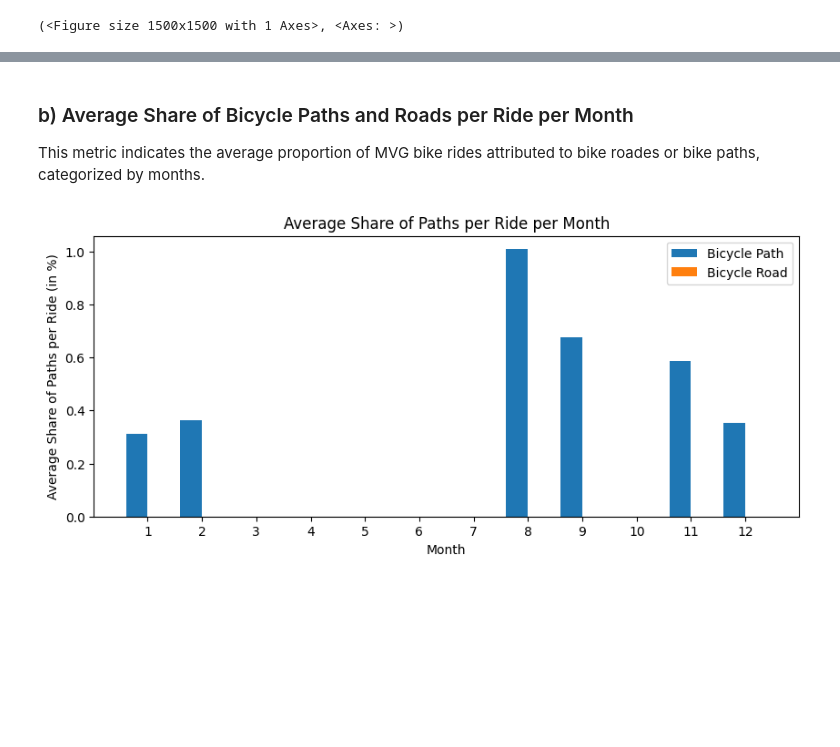
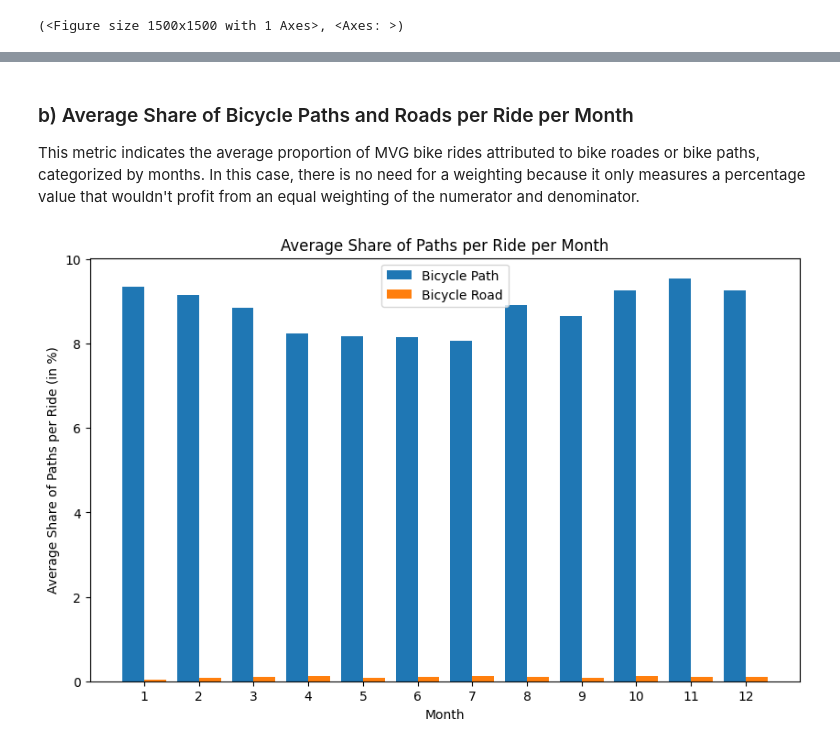
Before and after one commit to M-HRL/made, a Jupyter notebook: project/report.ipynb, the cells around one changed output, grey strips where cells are left out. Cells and saved outputs as stored; diff of their text form; code cells hidden in the pictures; blank space fills up the shorter version.

```diff
--- a/project/report.ipynb
+++ b/project/report.ipynb
@@ -239,7 +238,7 @@ plt.show()
 # %% [markdown]
 ### b) Average Share of Bicycle Paths and Roads per Ride per Month
 
-This metric indicates the average proportion of MVG bike rides attributed to bike roades or bike paths, categorized by months.
+This metric indicates the average proportion of MVG bike rides attributed to bike roades or bike paths, categorized by months. In this case, there is no need for a weighting because it only measures a percentage value that wouldn't profit from an equal weighting of the numerator and denominator.
 # %%
 num_bicycle_paths_per_ride_df = pd.read_sql_query("""
     SELECT pr.ride_id, pr.start_time, COUNT(pr.path_id) AS num_paths
@@ -258,7 +257,7 @@ num_bicycle_paths_per_ride_df = pd.read_sql_query("""
         GROUP BY r.id, p.id, r.start_time
         HAVING COUNT(*) = 2) AS pr
     GROUP BY pr.ride_id, pr.start_time
-""", con=engine)
+""", index_col="ride_id", con=engine)
 num_bicycle_roads_per_ride_df = pd.read_sql_query("""
     SELECT pr.ride_id, pr.start_time, COUNT(pr.path_id) AS num_paths
     FROM (
@@ -267,36 +266,36 @@ num_bicycle_roads_per_ride_df = pd.read_sql_query("""
             JOIN node n1 ON rnm.node_id = n1.id)
             JOIN node n2 ON n2.osm_id = n1.osm_id)
             JOIN path_node_mapping pnm ON n2.id = pnm.node_id)
             JOIN path p ON pnm.path_id = p.id
         WHERE p.path_type = 'Fahrradstraße'
         GROUP BY r.id, p.id, r.start_time
         HAVING COUNT(*) = 2) AS pr
     GROUP BY pr.ride_id, pr.start_time
-""", con=engine)
+""", index_col="ride_id", con=engine)
 num_edges_per_ride_df = pd.read_sql_query("""
     SELECT r.id AS ride_id, r.start_time, COUNT(rnm.node_id) - 1 AS num_edges
     FROM ride r JOIN ride_node_mapping rnm ON r.id = rnm.ride_id
     GROUP BY r.id, r.start_time
 """, index_col="ride_id", con=engine)
 
 month_list, avg_share_bicycle_paths_per_ride_per_month_list = calc_share_paths_per_ride(num_bicycle_paths_per_ride_df, num_edges_per_ride_df, ride_df)
 _, avg_share_bicycle_roads_per_ride_per_month_list = calc_share_paths_per_ride(num_bicycle_roads_per_ride_df, num_edges_per_ride_df, ride_df)
 
 half_bar_width = 0.2
 x_axis_months = np.arange(len(month_list))
 
-plt.figure(figsize=(10, 4))
+plt.figure(figsize=(10, 6))
 plt.bar(x_axis_months - half_bar_width, avg_share_bicycle_paths_per_ride_per_month_list, half_bar_width * 2, label="Bicycle Path")
 plt.bar(x_axis_months + half_bar_width, avg_share_bicycle_roads_per_ride_per_month_list, half_bar_width * 2, label="Bicycle Road")
 plt.xticks(x_axis_months, month_list)
 plt.legend()
 plt.title("Average Share of Paths per Ride per Month")
 plt.xlabel("Month")
 plt.ylabel("Average Share of Paths per Ride (in %)")
 
 plt.show()
 # %% [output]
-[figure, old version]
+[figure, new version]
 # %% [markdown]
 ## Conclusion
 
```
Also changed, not shown: parts of 5 cells of this notebook, 1 other file.
